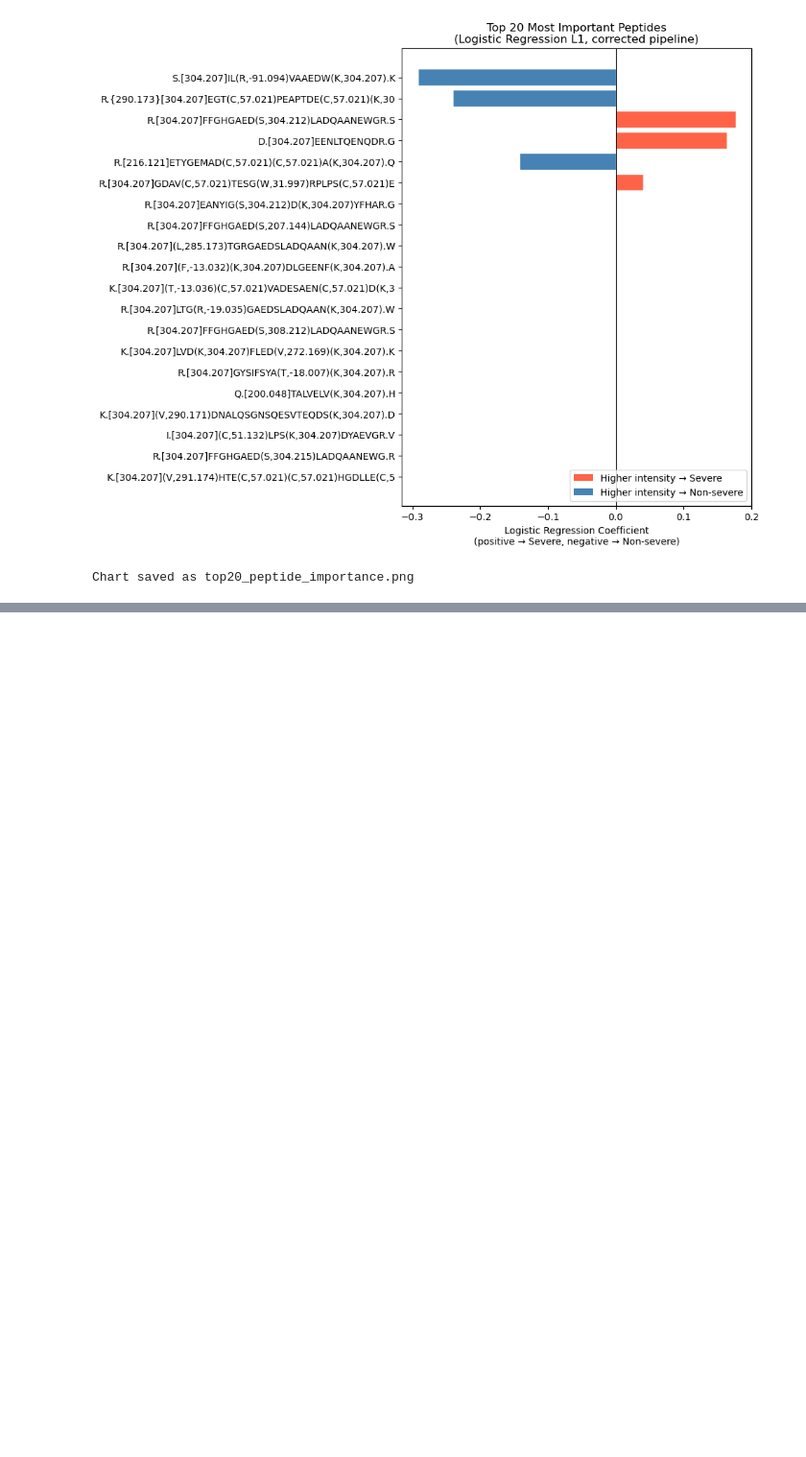
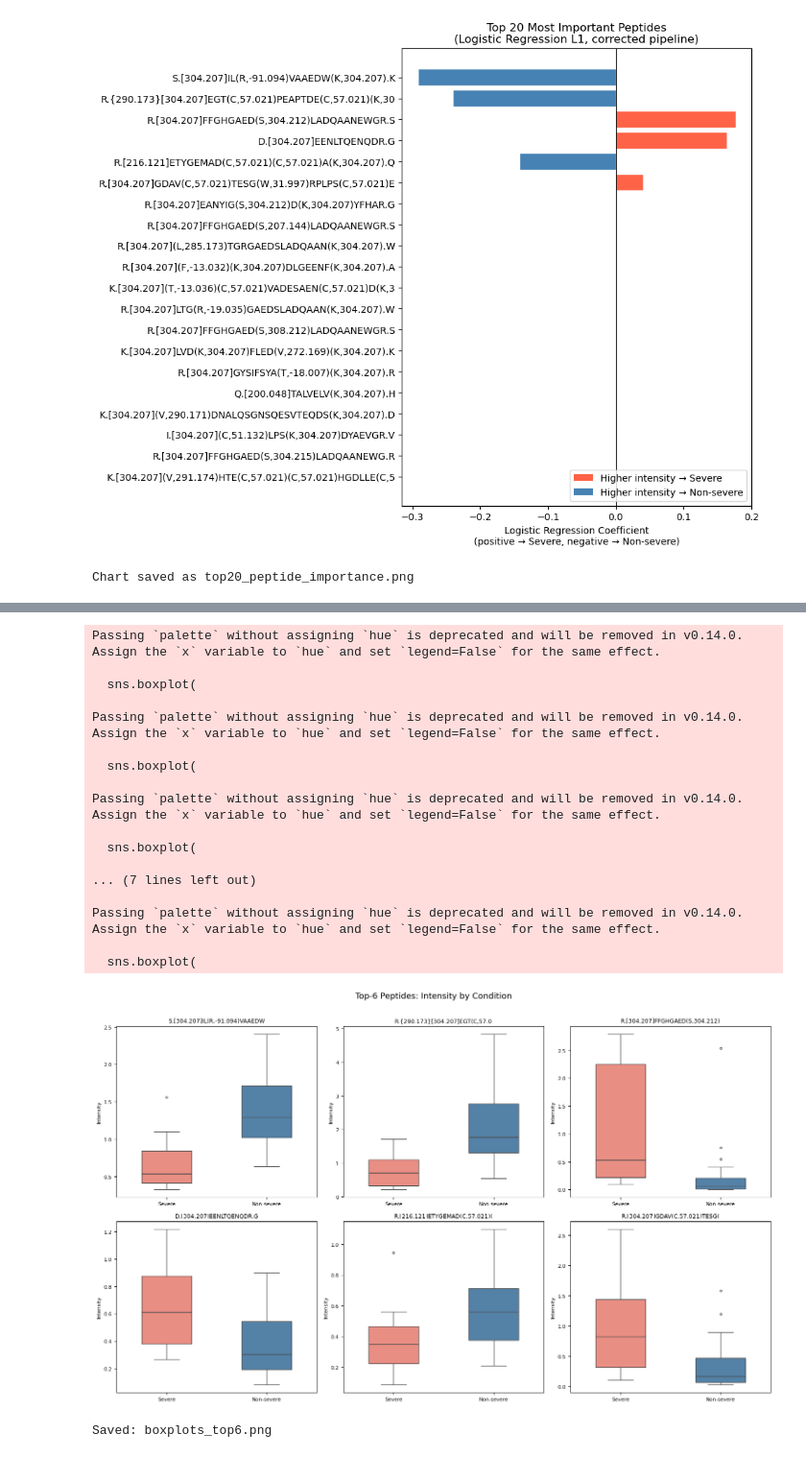
Before and after one commit to melvyn9/cse291b-covid19, a Jupyter notebook: feature_importance.ipynb, the cells around one changed output, grey strips where cells are left out. Shown at 96% size. Saved outputs shown, nothing was run; the diff lists cells and outputs as text; code cells hidden in the pictures; blank space fills up the shorter version.

Commit message:
Graphs for peptide/variant identification

```diff
--- a/feature_importance.ipynb
+++ b/feature_importance.ipynb
@@ -107,0 +110,13 @@ Chart saved as top20_peptide_importance.png
+# %%
+# Load the full patient-level data and extract the 6 non-zero peptides
+variants_processed = pd.read_csv("variants_filtered.tsv", sep="\t", index_col=0)
+
+top6_peptides = feature_importance[feature_importance["coefficient"] != 0]["peptide"].tolist()
+
+severe_mask    = variants_processed["Condition"] == "Severe-COVID-19"
+nonsevere_mask = variants_processed["Condition"] == "Non-severe-COVID-19"
+
+print(f"Patients      : {len(variants_processed)} ({severe_mask.sum()} Severe, {nonsevere_mask.sum()} Non-severe)")
+print(f"Top-6 peptides: {len(top6_peptides)}")
+for p in top6_peptides:
+    print(" ", p)
@@ -107,0 +132,58 @@ Chart saved as top20_peptide_importance.png
+# %%
+## Plot 1 — Box plots (2×3 grid)
+import seaborn as sns
+
+SEVERE_COLOR    = "salmon"
+NONSEVERE_COLOR = "steelblue"
+
+fig, axes = plt.subplots(2, 3, figsize=(15, 9))
+axes = axes.flatten()
+
+for i, peptide in enumerate(top6_peptides):
+    ax = axes[i]
+
+    severe_vals    = variants_processed.loc[severe_mask,    peptide].dropna()
+    nonsevere_vals = variants_processed.loc[nonsevere_mask, peptide].dropna()
+
+    data = pd.DataFrame({
+        "Intensity": pd.concat([severe_vals, nonsevere_vals]),
+        "Condition": (["Severe"] * len(severe_vals) + ["Non-severe"] * len(nonsevere_vals)),
+    })
+
+    sns.boxplot(
+        data=data, x="Condition", y="Intensity", ax=ax,
+        palette={"Severe": SEVERE_COLOR, "Non-severe": NONSEVERE_COLOR},
+        order=["Severe", "Non-severe"],
+        width=0.5, flierprops=dict(marker="o", markersize=3),
+    )
+
+    ax.set_title(peptide[:30], fontsize=9, pad=6)
+    ax.set_xlabel("")
+    ax.set_ylabel("Intensity", fontsize=8)
+    ax.tick_params(labelsize=8)
+
+plt.suptitle("Top-6 Peptides: Intensity by Condition", fontsize=13, y=1.01)
+plt.tight_layout()
+plt.savefig("boxplots_top6.png", dpi=150, bbox_inches="tight")
+plt.show()
+print("Saved: boxplots_top6.png")
+# %% [output]
+Passing `palette` without assigning `hue` is deprecated and will be removed in v0.14.0. Assign the `x` variable to `hue` and set `legend=False` for the same effect.
+
+  sns.boxplot(
+
+Passing `palette` without assigning `hue` is deprecated and will be removed in v0.14.0. Assign the `x` variable to `hue` and set `legend=False` for the same effect.
+
+  sns.boxplot(
+
+Passing `palette` without assigning `hue` is deprecated and will be removed in v0.14.0. Assign the `x` variable to `hue` and set `legend=False` for the same effect.
+
+  sns.boxplot(
+
+... (7 lines left out)
+
+Passing `palette` without assigning `hue` is deprecated and will be removed in v0.14.0. Assign the `x` variable to `hue` and set `legend=False` for the same effect.
+
+  sns.boxplot(
+[figure, added]
+Saved: boxplots_top6.png
```
Also changed, not shown: parts of 5 cells of this notebook, 3 other files.
